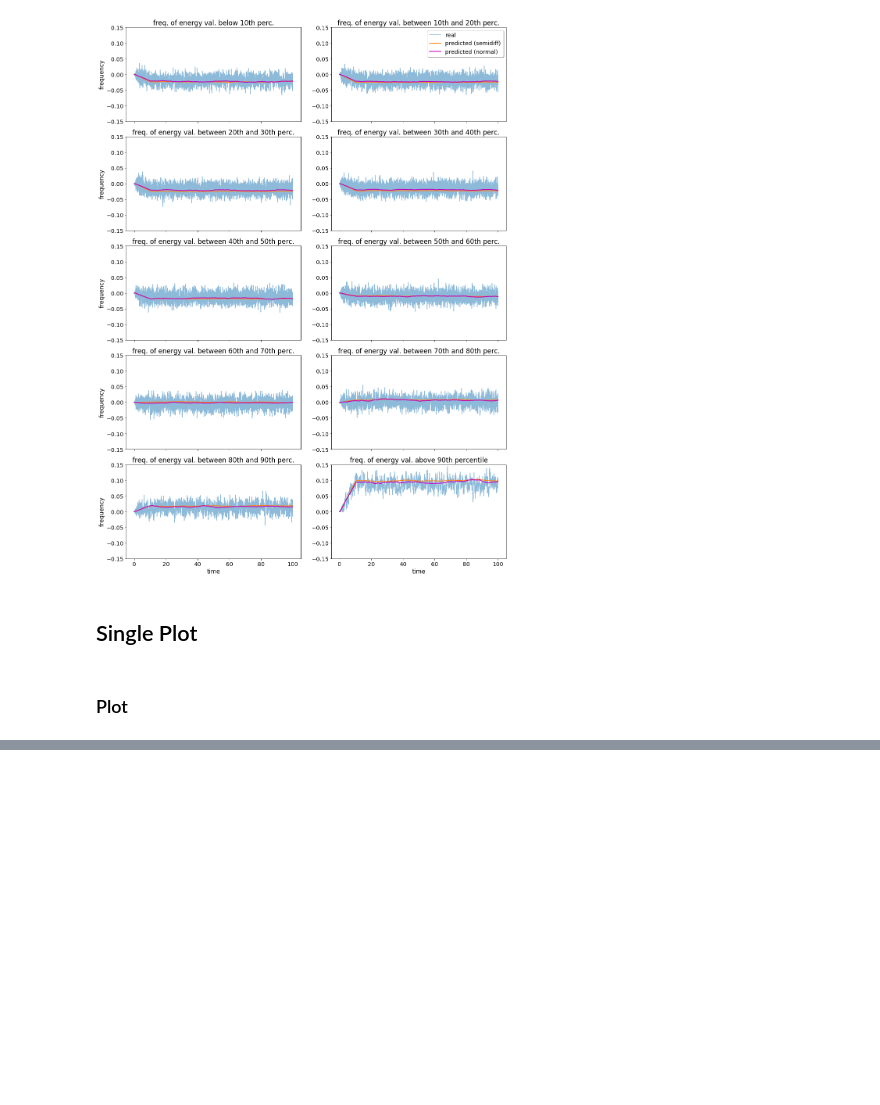
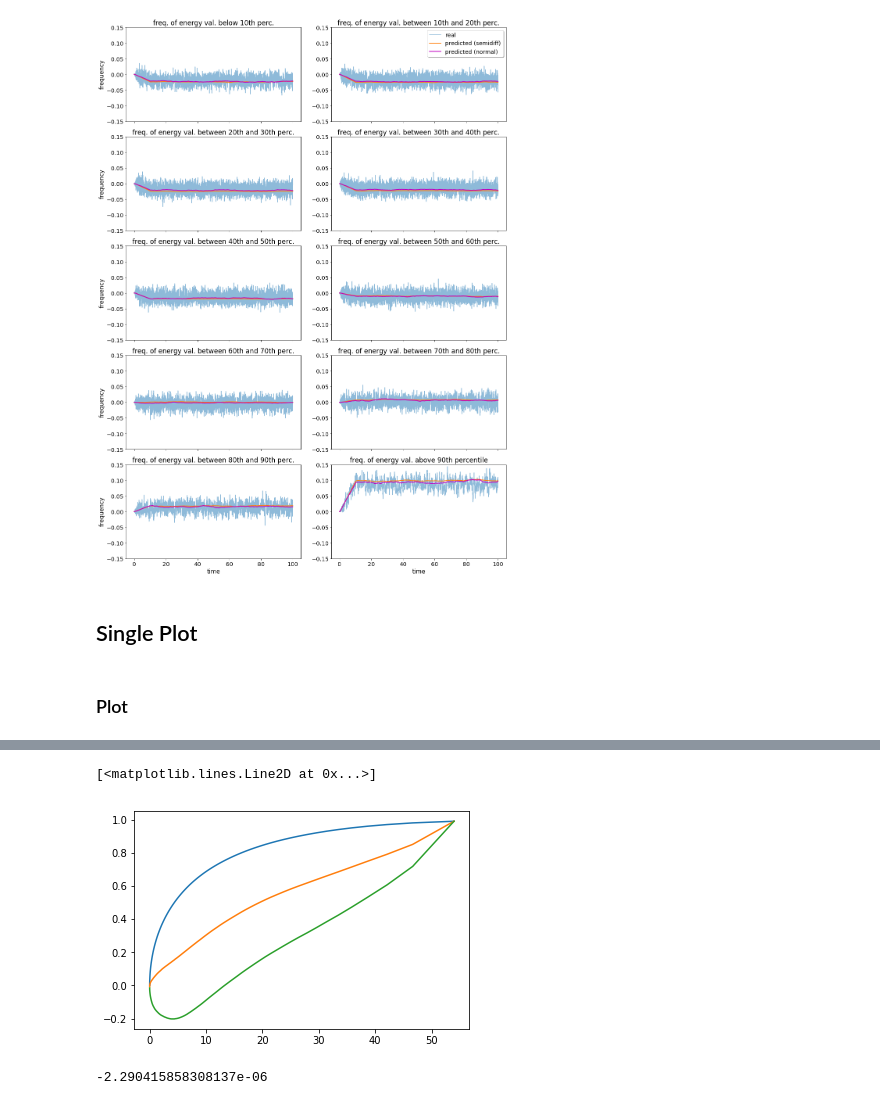
Before and after one commit to mcucchi9/exotic, a Jupyter notebook: notebooks/predictions_linear_plot.ipynb, the cells around one changed output, grey strips where cells are left out. Drawn from its saved outputs; the diff is of its cells as text; code cells hidden in the pictures; blank space fills up the shorter version.

```diff
--- a/notebooks/predictions_linear_plot.ipynb
+++ b/notebooks/predictions_linear_plot.ipynb
@@ -166,0 +183,35 @@ Text(0.5, 0, 'time')
+# %%
+force_linear_coefficient = 0.2
+deactivation_time = 100
+forcing = 'LF_8_{}_0_{}'.format(force_linear_coefficient, deactivation_time)
+# %%
+obs_all = ['energy_bin_{}q_{}q'.format(str(np.round(quant, 2)), str(np.round(quant + 0.01, 2))) for quant in np.arange(0, 0.99, 0.01)]
+obs_all.append('energy_exceed_0.99q')
+chi_normal = {}
+for obs in obs_all:
+    response_p1 = xr.open_dataarray(os.path.join(REF_RESP_PATH[0], 'response_lorenz96_rk4_{}_SF_8_1.0_0.nc'.format(obs)))
+    chi_normal[obs] = analysis.compute_susceptibility(response_p1.values.squeeze())
+resp_pred_normal = {}
+for obs in obs_all:
+    resp_pred_normal[obs] = analysis.compute_response(chi_normal[obs], forcings.LinearForcing(
+        linear_coefficient=force_linear_coefficient,
+        deactivation_time = deactivation_time
+    ))
+# %%
+resp_pred_normal_t50 = [resp_pred_normal[obs][5000] for obs in obs_all]
+cumulative_sums_t50 = np.cumsum(resp_pred_normal_t50)
+y_pred_t50 = y + cumulative_sums_t50
+resp_pred_normal_t100 = [resp_pred_normal[obs][9999] for obs in obs_all]
+cumulative_sums_t100 = np.cumsum(resp_pred_normal_t100)
+y_pred_t100 = y + cumulative_sums_t100
+# %%
+plt.plot(x, y)
+plt.plot(x, y_pred_t50)
+plt.plot(x, y_pred_t100)
+# %% [output]
+[<matplotlib.lines.Line2D at 0x...>]
+[figure, added]
+# %%
+sum(resp_pred_normal_t100)
+# %% [output]
+-2.290415858308137e-06
```
Also changed, not shown: parts of 9 cells of this notebook, 1 other file.
